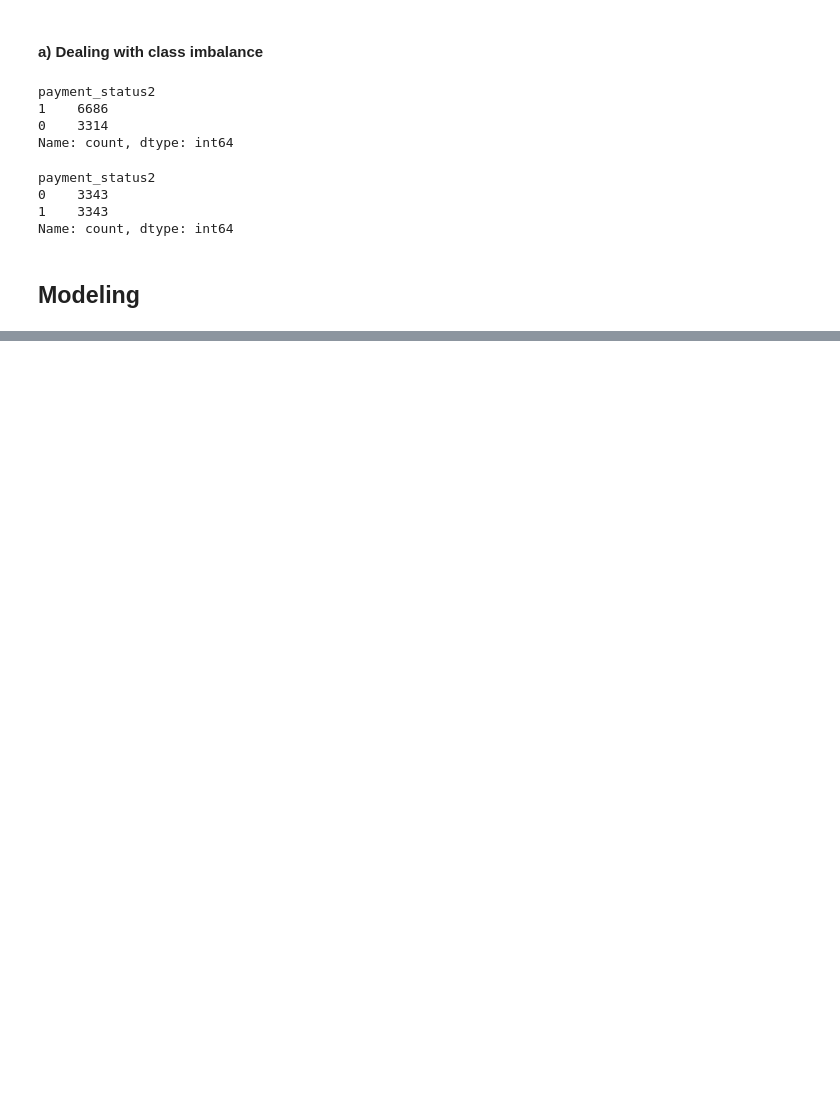
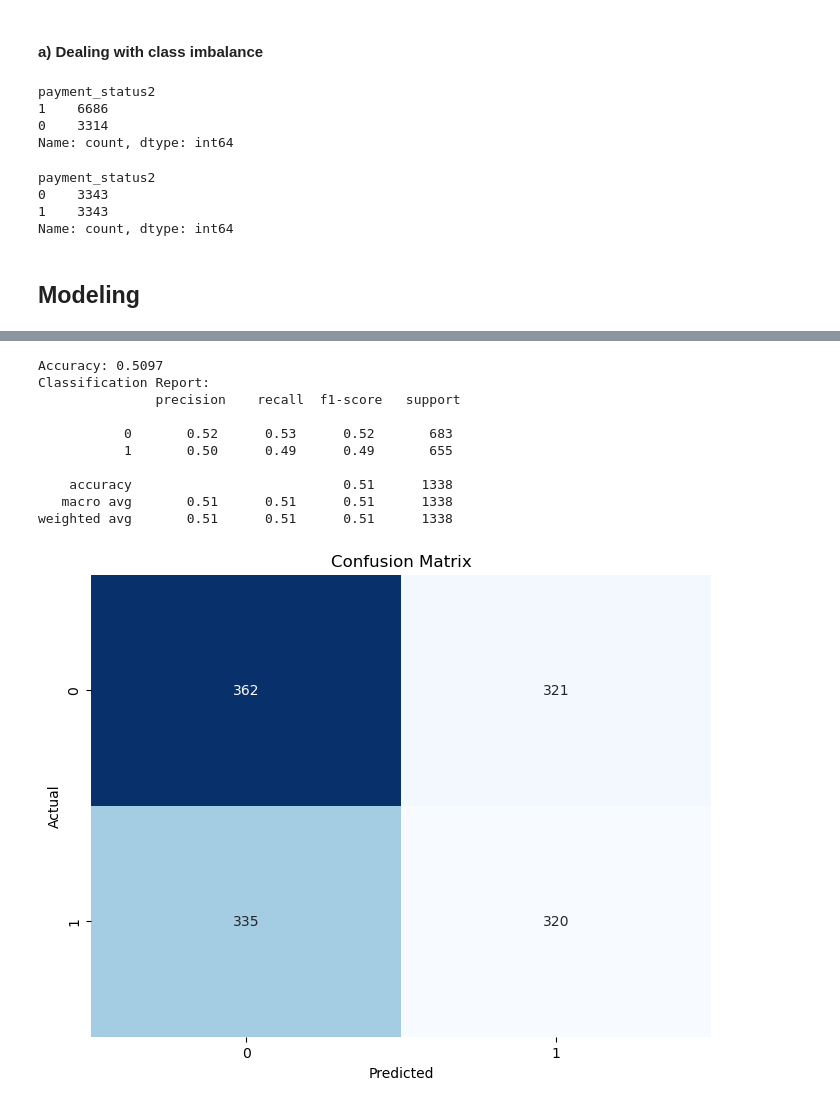
Before and after one commit to LEE-NANGI/caretaker-predictiveAnalysis, a Jupyter notebook: Untitled-1.ipynb, the cells around one changed output, grey strips where cells are left out. Cells and saved outputs as stored; diff of their text form; code cells hidden in the pictures; blank space fills up the shorter version.

```diff
--- a/Untitled-1.ipynb
+++ b/Untitled-1.ipynb
@@ -445,0 +496,42 @@ Name: count, dtype: int64
+# %%
+from sklearn.tree import DecisionTreeClassifier
+
+# Initialize the Decision Tree Classifier
+tree_model = DecisionTreeClassifier(random_state=42)
+# %%
+# Here we fit our train dataset and get the predictions on
+# Train the model
+tree_model.fit(X_train_scaled, y_train)
+
+# Predict on the test set
+y_pred = tree_model.predict(X_test_scaled)
+# %%
+# Check the evaluation metrics
+# Calculate accuracy
+accuracy = accuracy_score(y_test, y_pred)
+print(f"Accuracy: {accuracy:.4f}")
+
+# Generate classification report
+class_report = classification_report(y_test, y_pred)
+print("Classification Report:\n", class_report)
+
+# Generate confusion matrix
+conf_matrix = confusion_matrix(y_test, y_pred)
+plt.figure(figsize=(8, 6))
+sns.heatmap(conf_matrix, annot=True, fmt='d', cmap='Blues', cbar=False)
+plt.xlabel('Predicted')
+plt.ylabel('Actual')
+plt.title('Confusion Matrix')
+plt.show()
+# %% [output]
+Accuracy: 0.5097
+Classification Report:
+               precision    recall  f1-score   support
+
+           0       0.52      0.53      0.52       683
+           1       0.50      0.49      0.49       655
+
+    accuracy                           0.51      1338
+   macro avg       0.51      0.51      0.51      1338
+weighted avg       0.51      0.51      0.51      1338
+[figure, added]
```
Also changed, not shown: parts of 11 cells of this notebook, 1 other file.
